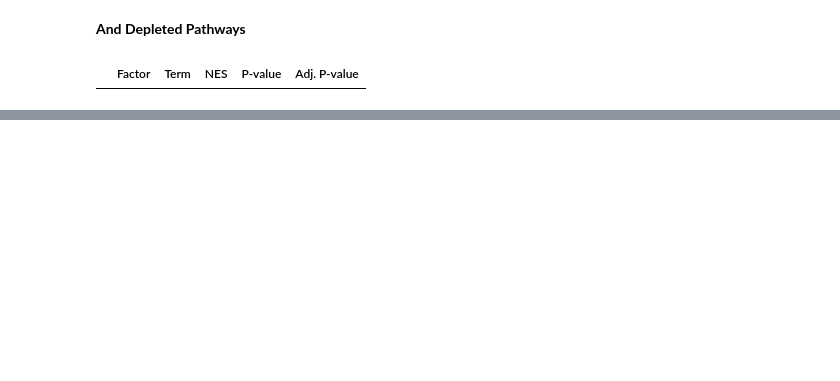
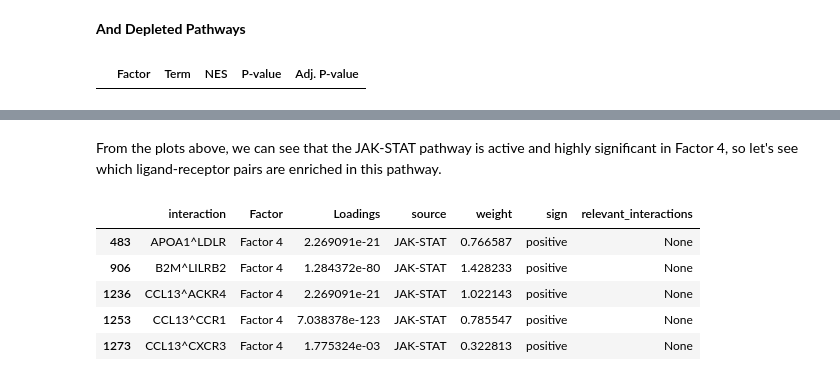
Before and after one commit to saezlab/ccc_protocols, a Jupyter notebook: notebooks/ccc_python/06-Functional-Footprinting.ipynb, the cells around one changed output, grey strips where cells are left out. Cells and saved outputs as stored; diff of their text form; code cells hidden in the pictures; blank space fills up the shorter version.

```diff
--- a/notebooks/ccc_python/06-Functional-Footprinting.ipynb
+++ b/notebooks/ccc_python/06-Functional-Footprinting.ipynb
@@ -143,0 +189,19 @@ gsea_df.loc[(gsea_df['Adj. P-value'] < 0.05) & (gsea_df['NES'] < 0.)]
+# %% [markdown]
+From the plots above, we can see that the JAK-STAT pathway is active and highly significant in Factor 4, so let's see which ligand-receptor pairs are enriched in this pathway.
+# %%
+# loadings to long format
+lr_loadings_long = lr_loadings.reset_index().melt(id_vars='index', var_name="Factor", value_name="Loadings").rename(columns={'index':'interaction'})
+# join progeny weights and keep only JAK-STAT pathway
+lr_loadings_long = lr_loadings_long.merge(lr_progeny, on='interaction').query("source == 'JAK-STAT' and Factor == 'Factor 4'")
+# add sign to the weights
+lr_loadings_long['sign'] = lr_loadings_long['weight'].apply(lambda x: 'positive' if x > 0 else 'negative')
+# keep only relevant interactions for labels
+lr_loadings_long['relevant_interactions'] = lr_loadings_long.apply(lambda x: x['interaction'] if (x['Loadings'] > 0.025) and (x['weight'] > 2.5) else None, axis=1)
+lr_loadings_long.head()
+# %% [output]
+|  | interaction | Factor | Loadings | source | weight | sign | relevant_interactions |
+| 483 | APOA1^LDLR | Factor 4 | 2.269091e-21 | JAK-STAT | 0.766587 | positive | None |
+| 906 | B2M^LILRB2 | Factor 4 | 1.284372e-80 | JAK-STAT | 1.428233 | positive | None |
+| 1236 | CCL13^ACKR4 | Factor 4 | 2.269091e-21 | JAK-STAT | 1.022143 | positive | None |
+| 1253 | CCL13^CCR1 | Factor 4 | 7.038378e-123 | JAK-STAT | 0.785547 | positive | None |
+| 1273 | CCL13^CXCR3 | Factor 4 | 1.775324e-03 | JAK-STAT | 0.322813 | positive | None |
```
Also changed, not shown: parts of 27 cells of this notebook.
